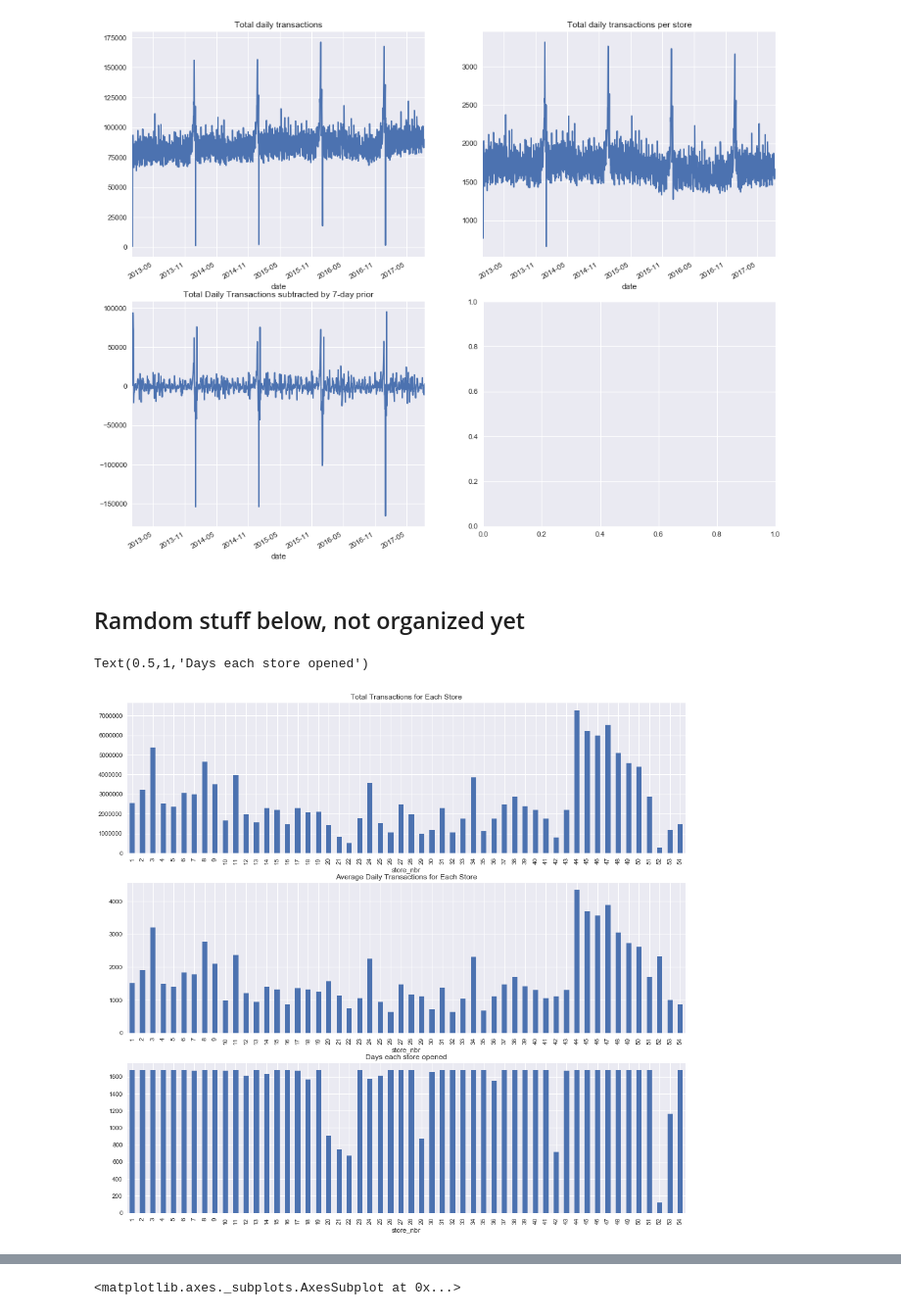
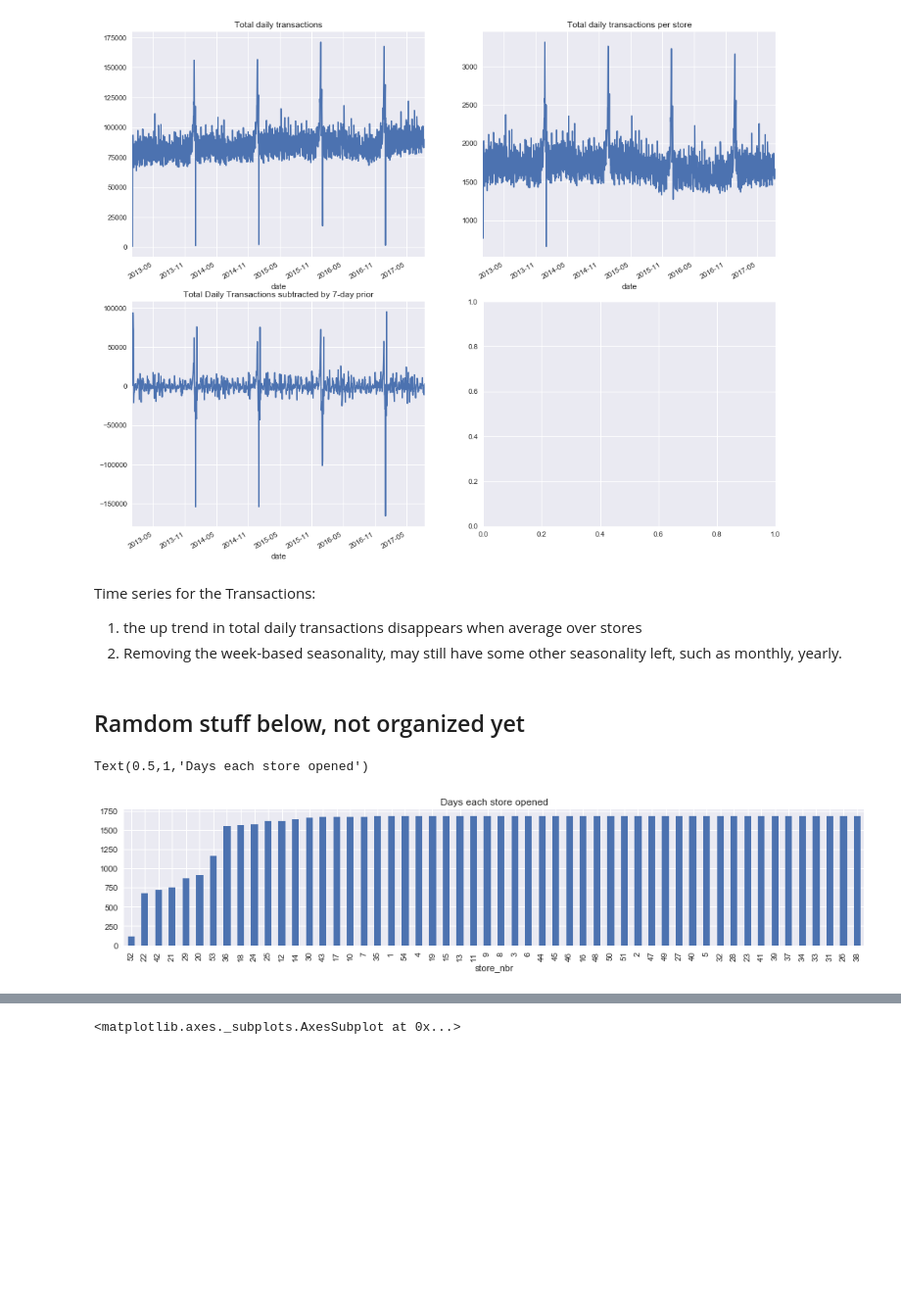
Before and after one commit to weihua77/mlove_mlearning, a Jupyter notebook: Grocery_Forecast_EDA-MLS.ipynb, the cells around one changed output, grey strips where cells are left out. Shown: that part at 98% size. Cells and saved outputs as stored; diff of their text form; code cells hidden in the pictures; blank space fills up the shorter version.

```diff
--- a/Grocery_Forecast_EDA-MLS.ipynb
+++ b/Grocery_Forecast_EDA-MLS.ipynb
@@ -211,3 +218,5 @@ The purpose is to examine the Time-Series information to watch for trends, this
+# %%
+transactions = pd.read_csv('data/transactions.csv')
 # %%
 %matplotlib inline
 import matplotlib.pyplot as plt
@@ -237,16 +245,16 @@ ax[1][0].set_title('Total Daily Transactions subtracted by 7-day prior')
 # %% [output]
 Text(0.5,1,'Total Daily Transactions subtracted by 7-day prior')
 [figure]
+# %% [markdown]
+Time series for the Transactions:
+1. the up trend in total daily transactions disappears when average over stores
+2. Removing the week-based seasonality, may still have some other seasonality left, such as monthly, yearly.
 # %% [markdown]
 ## Ramdom stuff below, not organized yet
 # %%
-fig,ax = plt.subplots(3,1,figsize=(16,15))
-transactions.groupby('store_nbr')['transactions'].sum().sort_index().plot.bar(ax=ax[0])
-ax[0].set_title('Total Transactions for Each Store')
-(transactions.groupby('store_nbr')['transactions'].sum()/transactions.groupby('store_nbr')['date'].count()).sort_index().plot.bar(ax=ax[1])
-ax[1].set_title('Average Daily Transactions for Each Store')
-transactions.groupby('store_nbr')['date'].count().sort_index().plot.bar(ax=ax[2])
-ax[2].set_title('Days each store opened')
+fig,ax = plt.subplots(1,1,figsize=(16,3))
+transactions.groupby('store_nbr')['date'].count().sort_values().plot.bar(ax=ax)
+ax.set_title('Days each store opened')
 # %% [output]
 Text(0.5,1,'Days each store opened')
-[figure, old version]
+[figure, new version]
```
Also changed, not shown: parts of 26 cells of this notebook.
